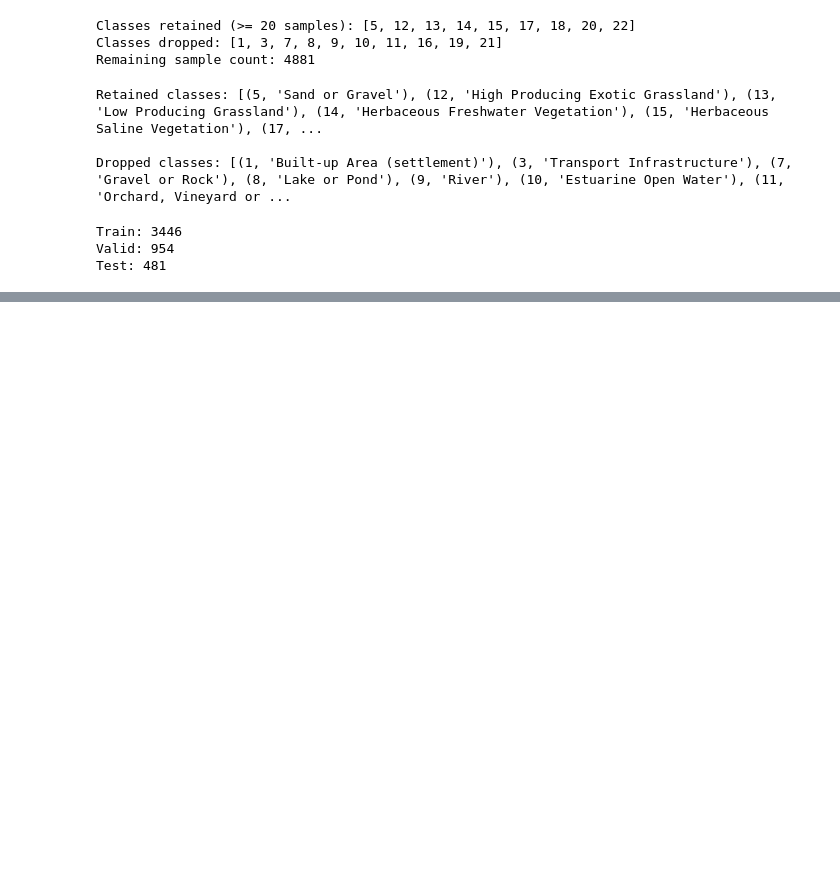
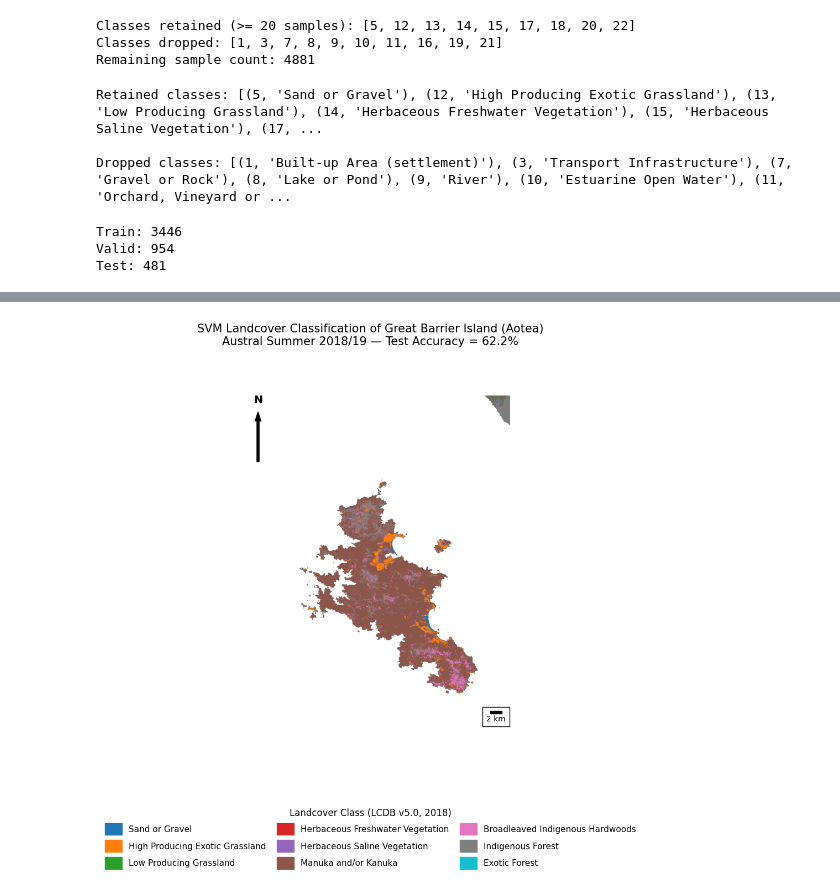
Before and after one commit to rata-lomax/SatelliteDataAI-UOA, a Jupyter notebook: Lab-Notebooks/761_Lab2.ipynb, the cells around one changed output, grey strips where cells are left out. Drawn from its saved outputs; the diff is of its cells as text; code cells hidden in the pictures; blank space fills up the shorter version.

```diff
--- a/Lab-Notebooks/761_Lab2.ipynb
+++ b/Lab-Notebooks/761_Lab2.ipynb
@@ -825,0 +1019,8 @@ Confusion Matrix:
+# %%
+# Loading the data with raasterio
+with rasterio.open('/content/drive/MyDrive/gbi_svm_classified_map_landonly.tif') as src:
+    arr_gbi = src.read(1)
+
+print("Array shape:", arr_gbi.shape)
+print("Min value:", arr_gbi.min(), "Max value:", arr_gbi.max())
+print("Unique values:", np.unique(arr_gbi))
@@ -825,0 +1049,60 @@ Confusion Matrix:
+# %%
+# Building class ID/name/colour setup
+retained_sorted = sorted(zip(valid_classes_gbi, retained_names))
+class_ids_gbi = [c for c, name in retained_sorted]
+class_names_gbi = [name for c, name in retained_sorted]
+
+palette_gbi = ['#1f77b4', '#ff7f0e', '#2ca02c', '#d62728', '#9467bd',
+               '#8c564b', '#e377c2', '#7f7f7f', '#17becf']  # 9 colors for 9 classes
+
+cmap_gbi = ListedColormap(palette_gbi)
+bounds_gbi = np.array([c - 0.5 for c in class_ids_gbi] + [class_ids_gbi[-1] + 0.5])
+norm_gbi = BoundaryNorm(bounds_gbi, cmap_gbi.N)
+# %%
+# Plotting
+arr_gbi_masked = ma.masked_where(arr_gbi == 0, arr_gbi)
+
+fig, ax = plt.subplots(figsize=(10, 10))
+
+im = ax.imshow(arr_gbi_masked, cmap=cmap_gbi, norm=norm_gbi)
+ax.axis('off')
+
+fig.suptitle(
+    'SVM Landcover Classification of Great Barrier Island (Aotea)\n'
+    f'Austral Summer 2018/19 — Test Accuracy = {test_accuracy_gbi_final:.1%}',
+    fontsize=15, y=0.98
+)
+
+legend_patches = [mpatches.Patch(color=palette_gbi[i], label=class_names_gbi[i]) for i in range(len(class_ids_gbi))]
+legend = fig.legend(
+    handles=legend_patches, loc='lower center', ncol=3,
+    bbox_to_anchor=(0.5, -0.02), frameon=False, fontsize=11,
+    title='Landcover Class (LCDB v5.0, 2018)',
+    handlelength=2.0, handleheight=1.8, labelspacing=0.6, columnspacing=1.3
+)
+legend.get_title().set_fontsize(12)
+
+# North arrow
+ax.annotate('', xy=(0.05, 0.95), xycoords='axes fraction',
+            xytext=(0.05, 0.80), textcoords='axes fraction',
+            arrowprops=dict(facecolor='black', width=3, headwidth=8))
+ax.text(0.05, 0.97, 'N', transform=ax.transAxes,
+        fontsize=14, fontweight='bold', ha='center', va='bottom')
+
+km_per_pixel = 20 / 1000
+bar_length_km = 2
+bar_length_px = bar_length_km / km_per_pixel
+
+scalebar = AnchoredSizeBar(
+    ax.transData, bar_length_px, f'{bar_length_km} km',
+    loc='lower right', pad=0.5, color='black', frameon=True,
+    size_vertical=arr_gbi_masked.shape[0] * 0.008,
+    fontproperties=fm.FontProperties(size=10)
+)
+ax.add_artist(scalebar)
+
+plt.subplots_adjust(top=0.85, bottom=0.25)
+plt.savefig('great_barrier_island_svm_classification.png', dpi=300, bbox_inches='tight')
+plt.show()
+# %% [output]
+[figure, added]
```
Also changed, not shown: parts of 24 cells of this notebook.
